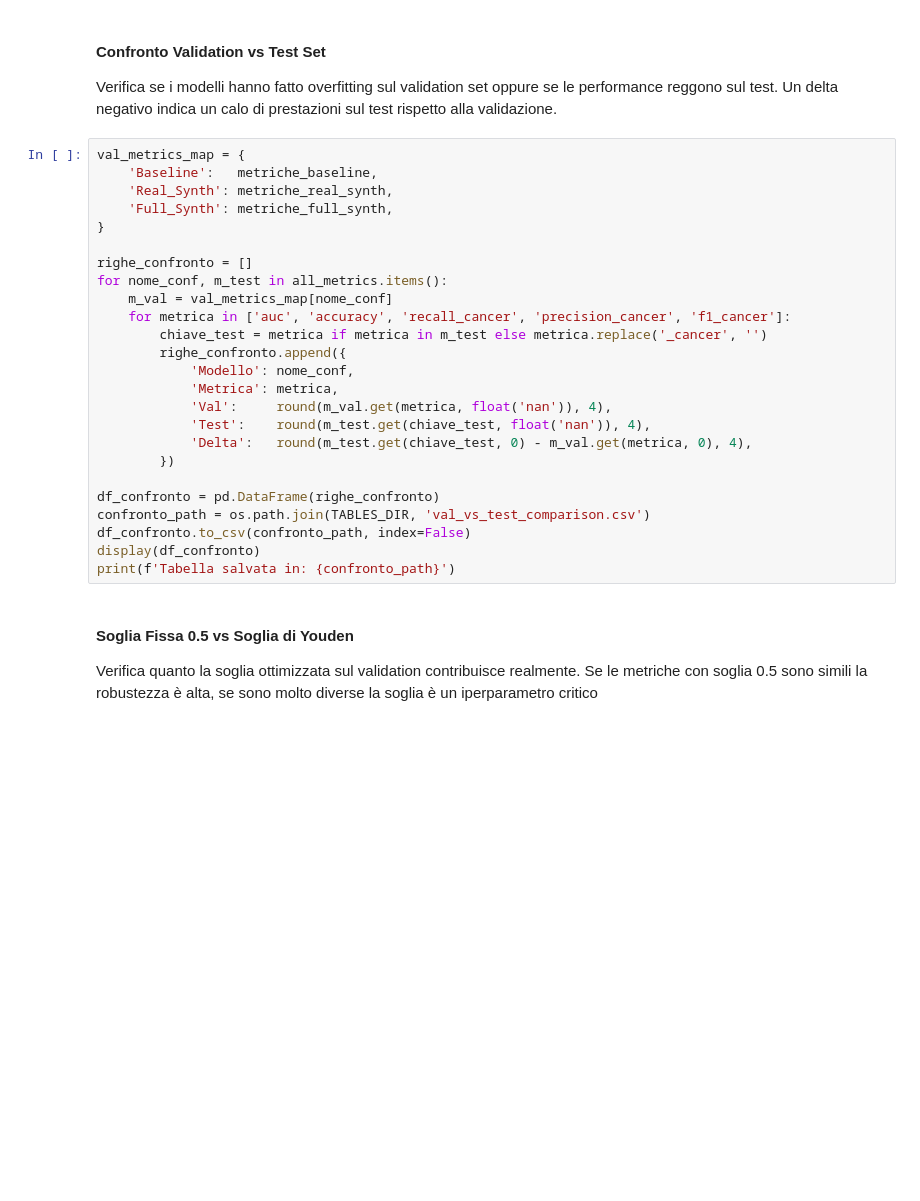
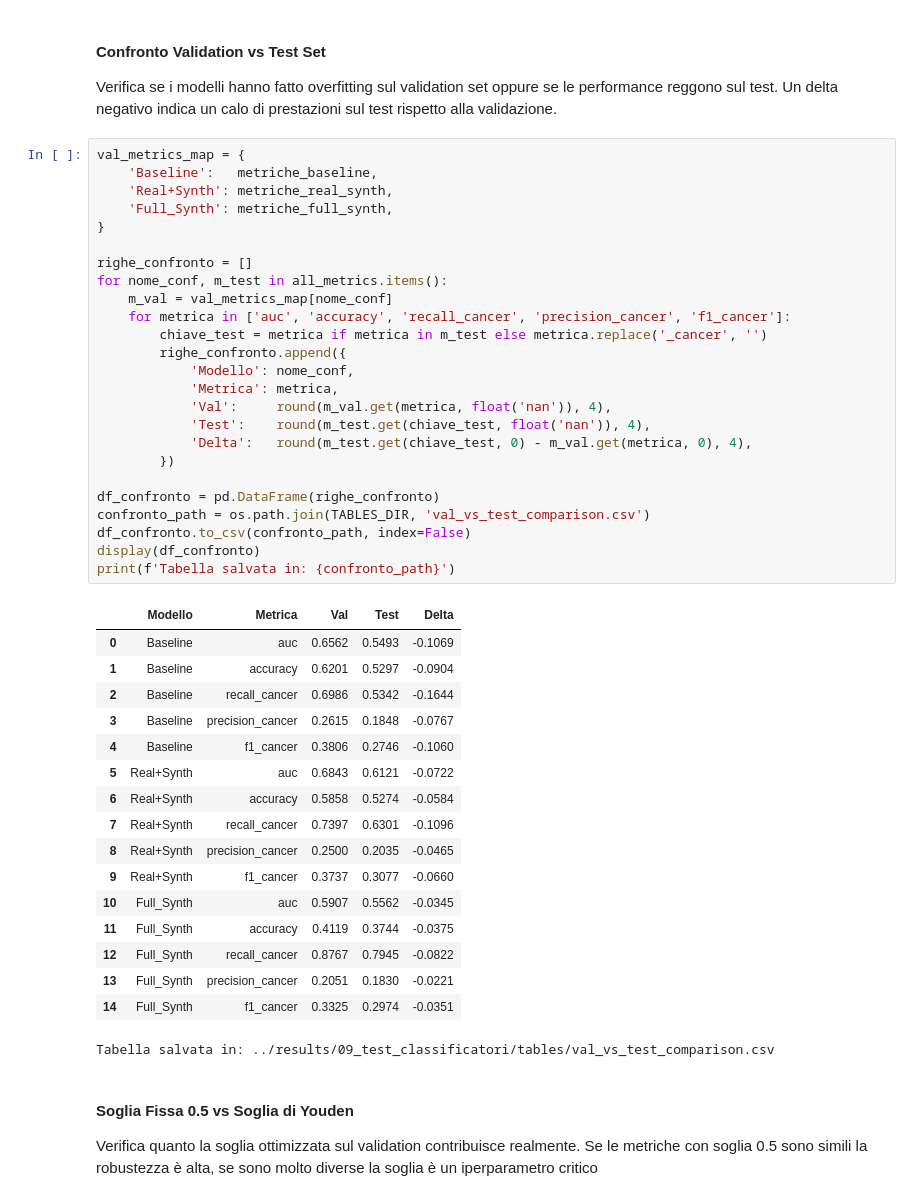
Before and after one commit to MarrasFederico/MammoDiffusion-v1.1, a Jupyter notebook: notebooks/09_Test_Classificatori.ipynb, the cells around one changed output. Drawn from its saved outputs; the diff is of its cells as text; blank space fills up the shorter version.

```diff
--- a/notebooks/09_Test_Classificatori.ipynb
+++ b/notebooks/09_Test_Classificatori.ipynb
@@ -479,28 +481,46 @@ Verifica se i modelli hanno fatto overfitting sul validation set oppure se le pe
 # %%
 val_metrics_map = {
     'Baseline':   metriche_baseline,
-    'Real_Synth': metriche_real_synth,
+    'Real+Synth': metriche_real_synth,
     'Full_Synth': metriche_full_synth,
 }
 
 righe_confronto = []
 for nome_conf, m_test in all_metrics.items():
     m_val = val_metrics_map[nome_conf]
     for metrica in ['auc', 'accuracy', 'recall_cancer', 'precision_cancer', 'f1_cancer']:
         chiave_test = metrica if metrica in m_test else metrica.replace('_cancer', '')
         righe_confronto.append({
             'Modello': nome_conf,
             'Metrica': metrica,
             'Val':     round(m_val.get(metrica, float('nan')), 4),
             'Test':    round(m_test.get(chiave_test, float('nan')), 4),
             'Delta':   round(m_test.get(chiave_test, 0) - m_val.get(metrica, 0), 4),
         })
 
 df_confronto = pd.DataFrame(righe_confronto)
 confronto_path = os.path.join(TABLES_DIR, 'val_vs_test_comparison.csv')
 df_confronto.to_csv(confronto_path, index=False)
 display(df_confronto)
 print(f'Tabella salvata in: {confronto_path}')
+# %% [output]
+|  | Modello | Metrica | Val | Test | Delta |
+| 0 | Baseline | auc | 0.6562 | 0.5493 | -0.1069 |
+| 1 | Baseline | accuracy | 0.6201 | 0.5297 | -0.0904 |
+| 2 | Baseline | recall_cancer | 0.6986 | 0.5342 | -0.1644 |
+| 3 | Baseline | precision_cancer | 0.2615 | 0.1848 | -0.0767 |
+| 4 | Baseline | f1_cancer | 0.3806 | 0.2746 | -0.1060 |
+| 5 | Real+Synth | auc | 0.6843 | 0.6121 | -0.0722 |
+| 6 | Real+Synth | accuracy | 0.5858 | 0.5274 | -0.0584 |
+| 7 | Real+Synth | recall_cancer | 0.7397 | 0.6301 | -0.1096 |
+| 8 | Real+Synth | precision_cancer | 0.2500 | 0.2035 | -0.0465 |
+| 9 | Real+Synth | f1_cancer | 0.3737 | 0.3077 | -0.0660 |
+| 10 | Full_Synth | auc | 0.5907 | 0.5562 | -0.0345 |
+| 11 | Full_Synth | accuracy | 0.4119 | 0.3744 | -0.0375 |
+| 12 | Full_Synth | recall_cancer | 0.8767 | 0.7945 | -0.0822 |
+| 13 | Full_Synth | precision_cancer | 0.2051 | 0.1830 | -0.0221 |
+| 14 | Full_Synth | f1_cancer | 0.3325 | 0.2974 | -0.0351 |
+Tabella salvata in: ../results/09_test_classificatori/tables/val_vs_test_comparison.csv
 # %% [markdown]
 #### Soglia Fissa 0.5 vs Soglia di Youden
 
```
Also changed, not shown: parts of 17 cells of this notebook, 1 other file.
